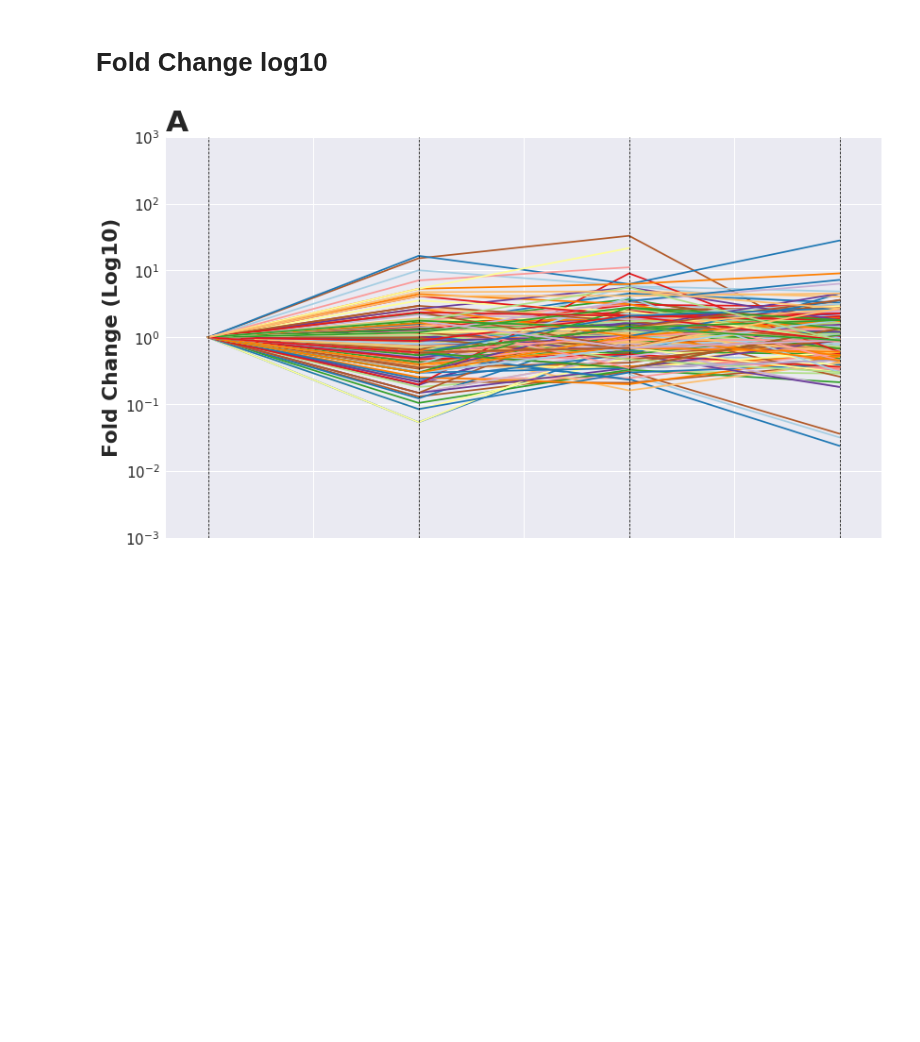
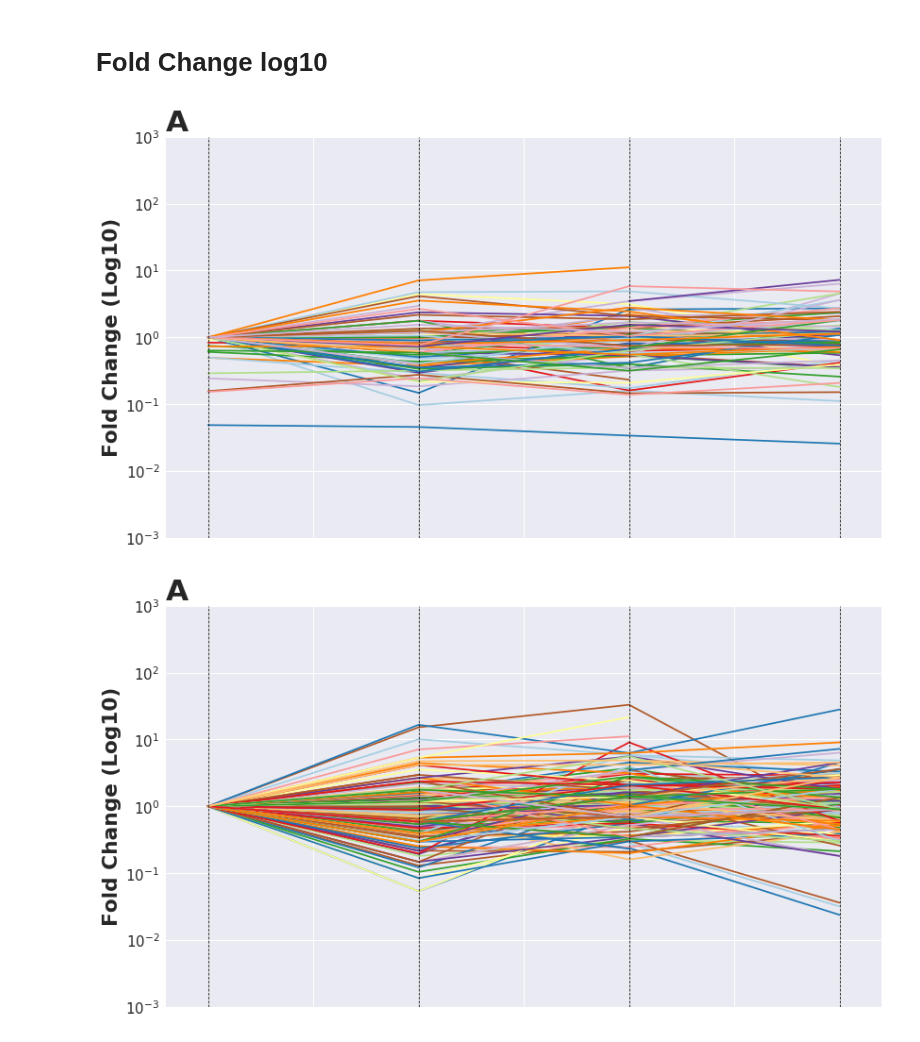
Before and after one commit to valdeanda/Time_series_mats, a Jupyter notebook: scripts/Bar_plots_composition.ipynb, the cells around one changed output. Saved outputs shown, nothing was run; the diff lists cells and outputs as text; code cells hidden in the pictures; blank space fills up the shorter version.

```diff
--- a/scripts/Bar_plots_composition.ipynb
+++ b/scripts/Bar_plots_composition.ipynb
@@ -179,6 +179,25 @@ plt.tight_layout()
 [figure]
 # %% [markdown]
 # Fold Change log10
+# %%
+sns.set(font_scale=1.5)
+genus_norm_a_n =genus_norm_a.T/family_norm_a.T.iloc[0]
+genus_norm_a_n
+ax=genus_norm_a_n.plot(legend=False,color=colors_, figsize=(12,7))
+plt.yscale('log')
+plt.ylim((10**-3, 10**3))
+plt.ylabel('Fold Change (Log10)', size='large', weight='bold')
+plt.title("A", weight='bold', size='xx-large', loc='left')
+#Hide the axis and indicate sampling time in figure C
+ax.set_xlim(-.2,3.2)
+plt.axvline(0, linestyle='--', color='black', linewidth=0.8)
+plt.axvline(1, linestyle='--', color='black',linewidth=0.8)
+plt.axvline(2, linestyle='--', color='black',linewidth=0.8)
+plt.axvline(3, linestyle='--', color='black',linewidth=0.8)
+ax.xaxis.set_major_formatter(plt.NullFormatter())
+plt.tight_layout()
+# %% [output]
+[figure, added]
 # %%
 sns.set(font_scale=1.5)
 fam_norm_a_n =family_norm_a.T/family_norm_a.T.iloc[0]
```
